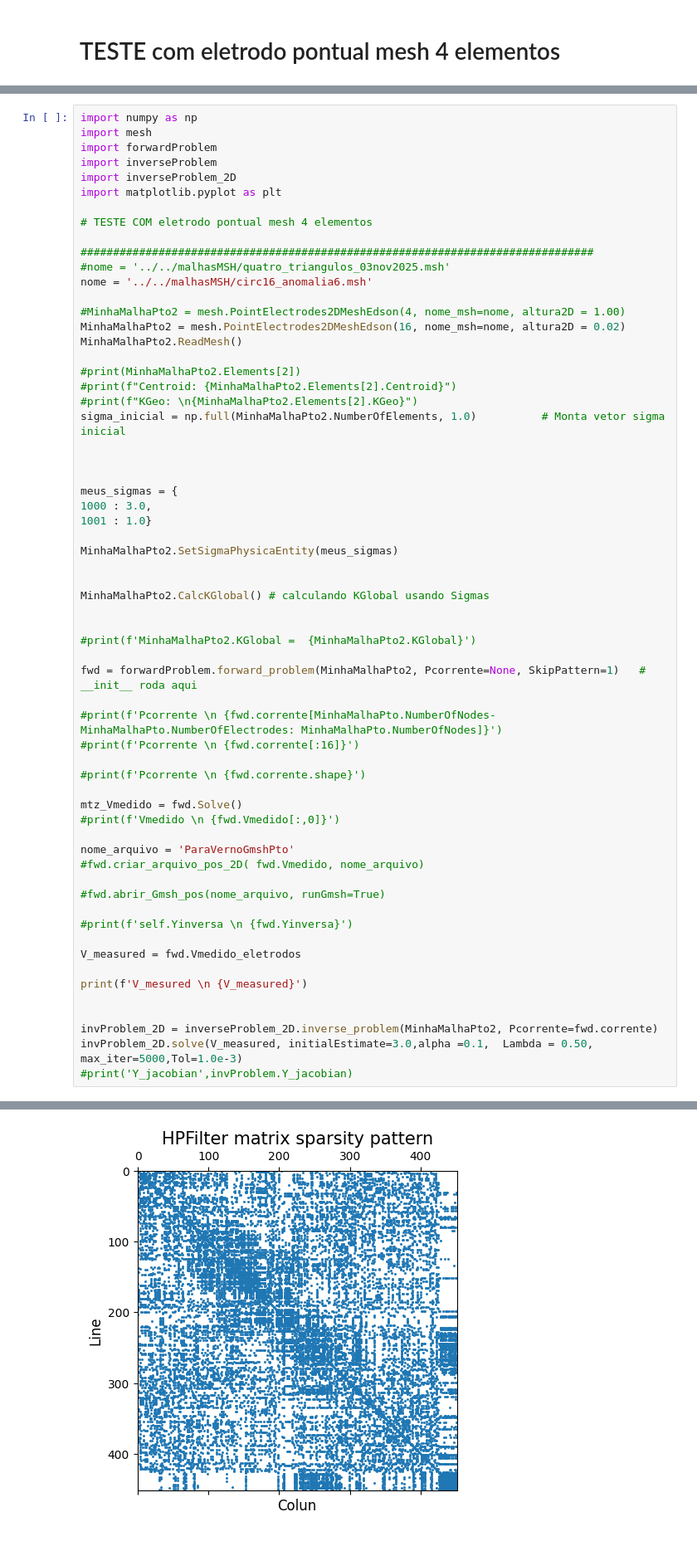
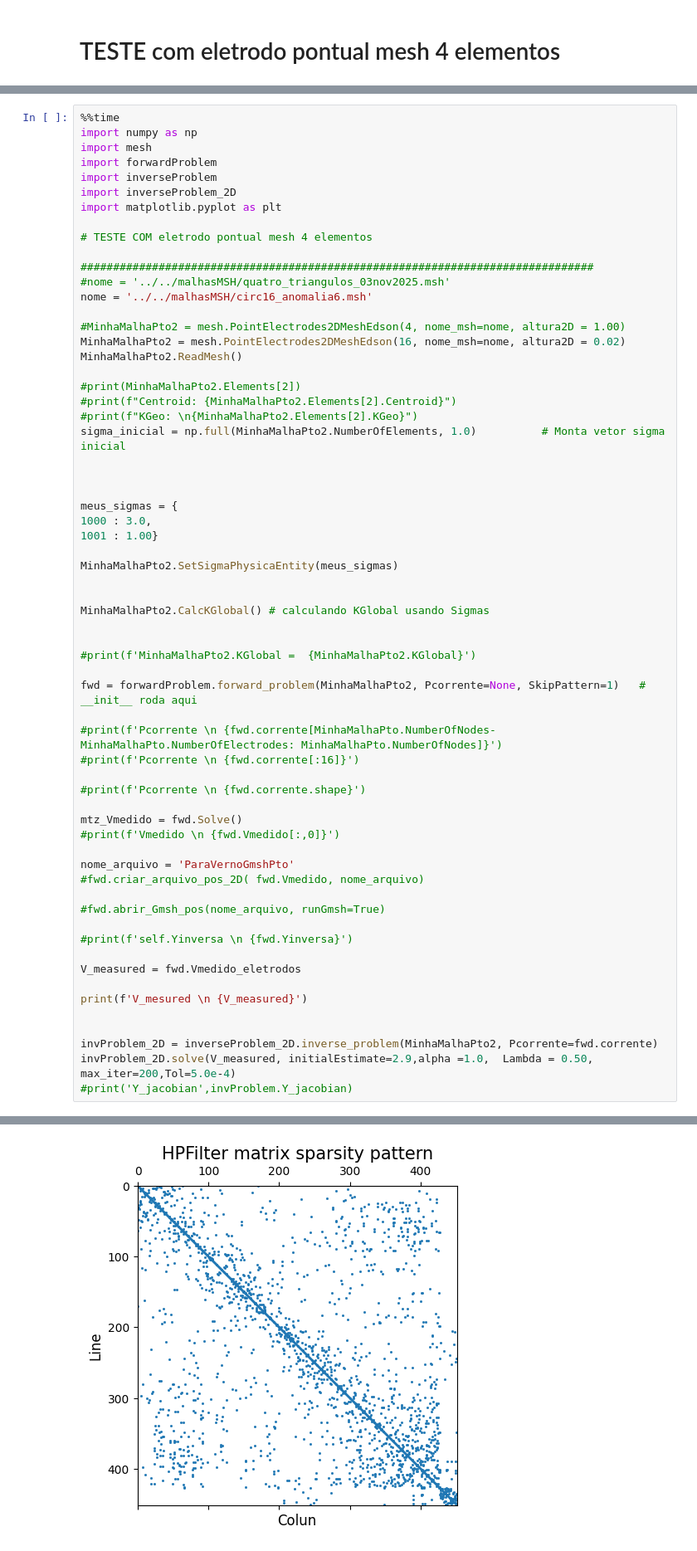
Before and after one commit to rodgraneiro/EIT_2D, a Jupyter notebook: exemplos/biblioteca_Edson/exemplos_biblioteca_Edson.ipynb, the cells around one changed output, grey strips where cells are left out. Shown at 83% size. Saved outputs shown, nothing was run; the diff lists cells and outputs as text.

Commit message:
teste de valor de alpha adequado

```diff
--- a/exemplos/biblioteca_Edson/exemplos_biblioteca_Edson.ipynb
+++ b/exemplos/biblioteca_Edson/exemplos_biblioteca_Edson.ipynb
@@ -188,6 +188,7 @@ $$
 onde,
 $$W_1=L_1^T L_1$$
 # %%
+%%time
 import numpy as np
 import mesh
 import forwardProblem
@@ -214,7 +215,7 @@ sigma_inicial = np.full(MinhaMalhaPto2.NumberOfElements, 1.0)          # Monta v
 
 meus_sigmas = {
 1000 : 3.0,
-1001 : 1.0}
+1001 : 1.00}
 
 MinhaMalhaPto2.SetSigmaPhysicaEntity(meus_sigmas)
 
@@ -247,7 +248,7 @@ print(f'V_mesured \n {V_measured}')
 
 
 invProblem_2D = inverseProblem_2D.inverse_problem(MinhaMalhaPto2, Pcorrente=fwd.corrente)
-invProblem_2D.solve(V_measured, initialEstimate=3.0,alpha =0.1,  Lambda = 0.50, max_iter=5000,Tol=1.0e-3)
+invProblem_2D.solve(V_measured, initialEstimate=2.9,alpha =1.0,  Lambda = 0.50, max_iter=200,Tol=5.0e-4)
 #print('Y_jacobian',invProblem.Y_jacobian)
 # %% [output]
 Reading ../../malhasMSH/circ16_anomalia6.msh.
@@ -271 +273 @@ msh_physical_groups found (type triangle): [1000 1000 1000 1000 1000 1000 1000 1
-[figure, old version]
+[figure, new version]
```
Also changed, not shown: parts of 1 cell of this notebook, 2 other files.
